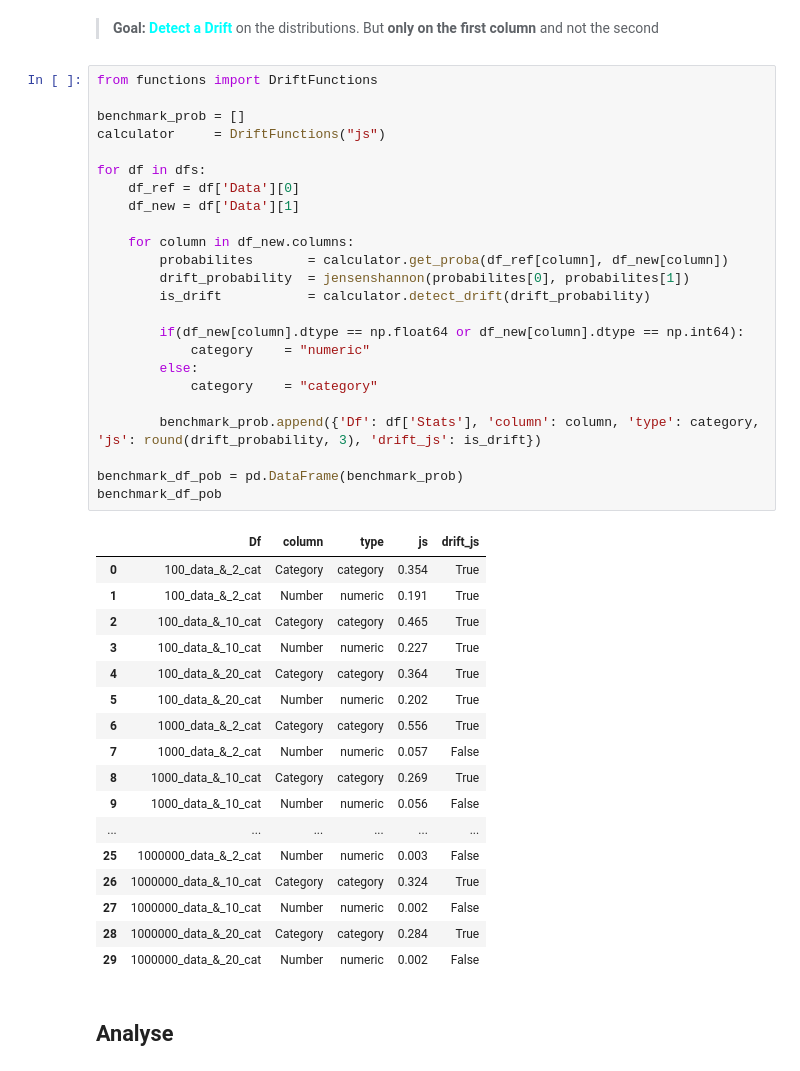
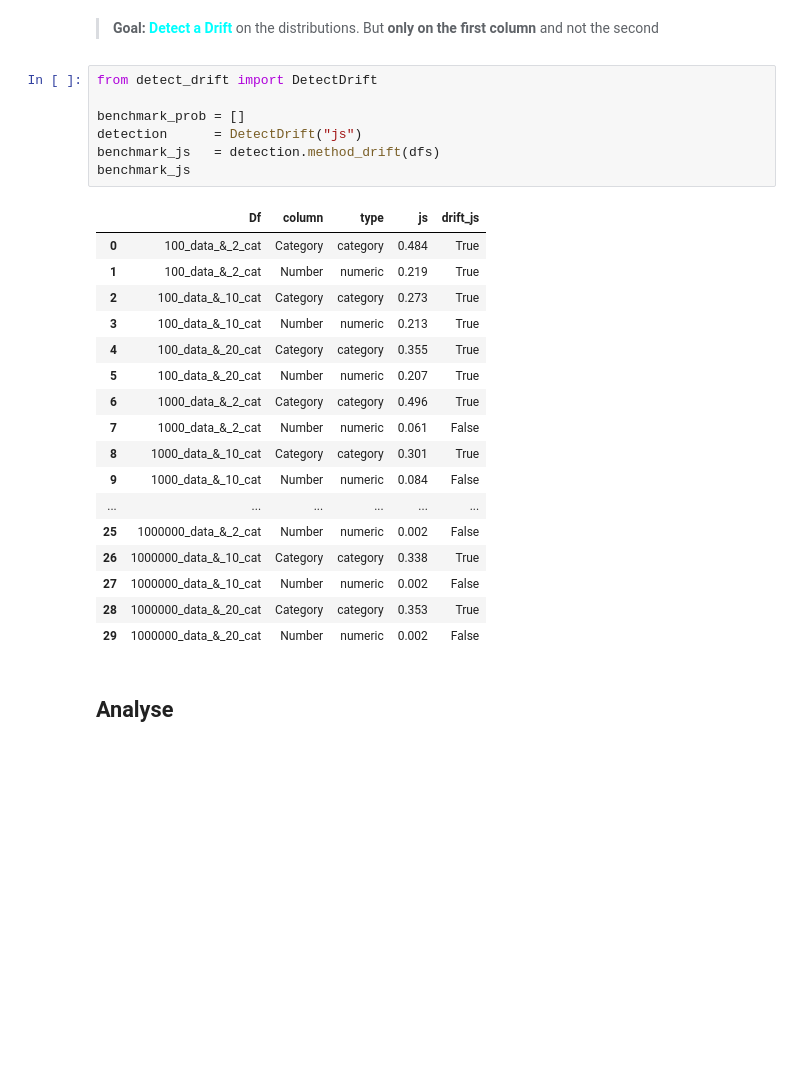
Before and after one commit to TMONTET/Data-Drift, a Jupyter notebook: JS.ipynb, the cells around one changed output. Cells and saved outputs as stored; diff of their text form; blank space fills up the shorter version.

```diff
--- a/JS.ipynb
+++ b/JS.ipynb
@@ -43,48 +41,31 @@ charts.plot_hist(exemple_ref, exemple_new, 'Number')
 ## Drift
 # %% [markdown]
 > **Goal:** <span style="color:cyan">**Detect a Drift**</span> on the distributions. But **only on the first column** and not the second
-# %%
-from functions import DriftFunctions
-
-benchmark_prob = []
-calculator     = DriftFunctions("js")
-
-for df in dfs:
-    df_ref = df['Data'][0]
-    df_new = df['Data'][1]
-
-    for column in df_new.columns:
-        probabilites       = calculator.get_proba(df_ref[column], df_new[column])
-        drift_probability  = jensenshannon(probabilites[0], probabilites[1])
-        is_drift           = calculator.detect_drift(drift_probability)
-
-        if(df_new[column].dtype == np.float64 or df_new[column].dtype == np.int64):
-            category    = "numeric"
-        else:
-            category    = "category"
-
-        benchmark_prob.append({'Df': df['Stats'], 'column': column, 'type': category, 'js': round(drift_probability, 3), 'drift_js': is_drift})
-
-benchmark_df_pob = pd.DataFrame(benchmark_prob)
-benchmark_df_pob
-# %% [output]
-|  | Df | column | type | js | drift_js |
-| 0 | 100_data_&_2_cat | Category | category | 0.354 | True |
-| 1 | 100_data_&_2_cat | Number | numeric | 0.191 | True |
-| 2 | 100_data_&_10_cat | Category | category | 0.465 | True |
-| 3 | 100_data_&_10_cat | Number | numeric | 0.227 | True |
-| 4 | 100_data_&_20_cat | Category | category | 0.364 | True |
-| 5 | 100_data_&_20_cat | Number | numeric | 0.202 | True |
-| 6 | 1000_data_&_2_cat | Category | category | 0.556 | True |
-| 7 | 1000_data_&_2_cat | Number | numeric | 0.057 | False |
-| 8 | 1000_data_&_10_cat | Category | category | 0.269 | True |
-| 9 | 1000_data_&_10_cat | Number | numeric | 0.056 | False |
-| ... | ... | ... | ... | ... | ... |
-| 25 | 1000000_data_&_2_cat | Number | numeric | 0.003 | False |
-| 26 | 1000000_data_&_10_cat | Category | category | 0.324 | True |
-| 27 | 1000000_data_&_10_cat | Number | numeric | 0.002 | False |
-| 28 | 1000000_data_&_20_cat | Category | category | 0.284 | True |
-| 29 | 1000000_data_&_20_cat | Number | numeric | 0.002 | False |
+# %%
+from detect_drift import DetectDrift
+
+benchmark_prob = []
+detection      = DetectDrift("js")
+benchmark_js   = detection.method_drift(dfs)
+benchmark_js
+# %% [output]
+|  | Df | column | type | js | drift_js |
+| 0 | 100_data_&_2_cat | Category | category | 0.484 | True |
+| 1 | 100_data_&_2_cat | Number | numeric | 0.219 | True |
+| 2 | 100_data_&_10_cat | Category | category | 0.273 | True |
+| 3 | 100_data_&_10_cat | Number | numeric | 0.213 | True |
+| 4 | 100_data_&_20_cat | Category | category | 0.355 | True |
+| 5 | 100_data_&_20_cat | Number | numeric | 0.207 | True |
+| 6 | 1000_data_&_2_cat | Category | category | 0.496 | True |
+| 7 | 1000_data_&_2_cat | Number | numeric | 0.061 | False |
+| 8 | 1000_data_&_10_cat | Category | category | 0.301 | True |
+| 9 | 1000_data_&_10_cat | Number | numeric | 0.084 | False |
+| ... | ... | ... | ... | ... | ... |
+| 25 | 1000000_data_&_2_cat | Number | numeric | 0.002 | False |
+| 26 | 1000000_data_&_10_cat | Category | category | 0.338 | True |
+| 27 | 1000000_data_&_10_cat | Number | numeric | 0.002 | False |
+| 28 | 1000000_data_&_20_cat | Category | category | 0.353 | True |
+| 29 | 1000000_data_&_20_cat | Number | numeric | 0.002 | False |
 # %% [markdown]
 ## Analyse
 # %% [markdown]
```
Also changed, not shown: parts of 15 cells of this notebook, 4 other files.
